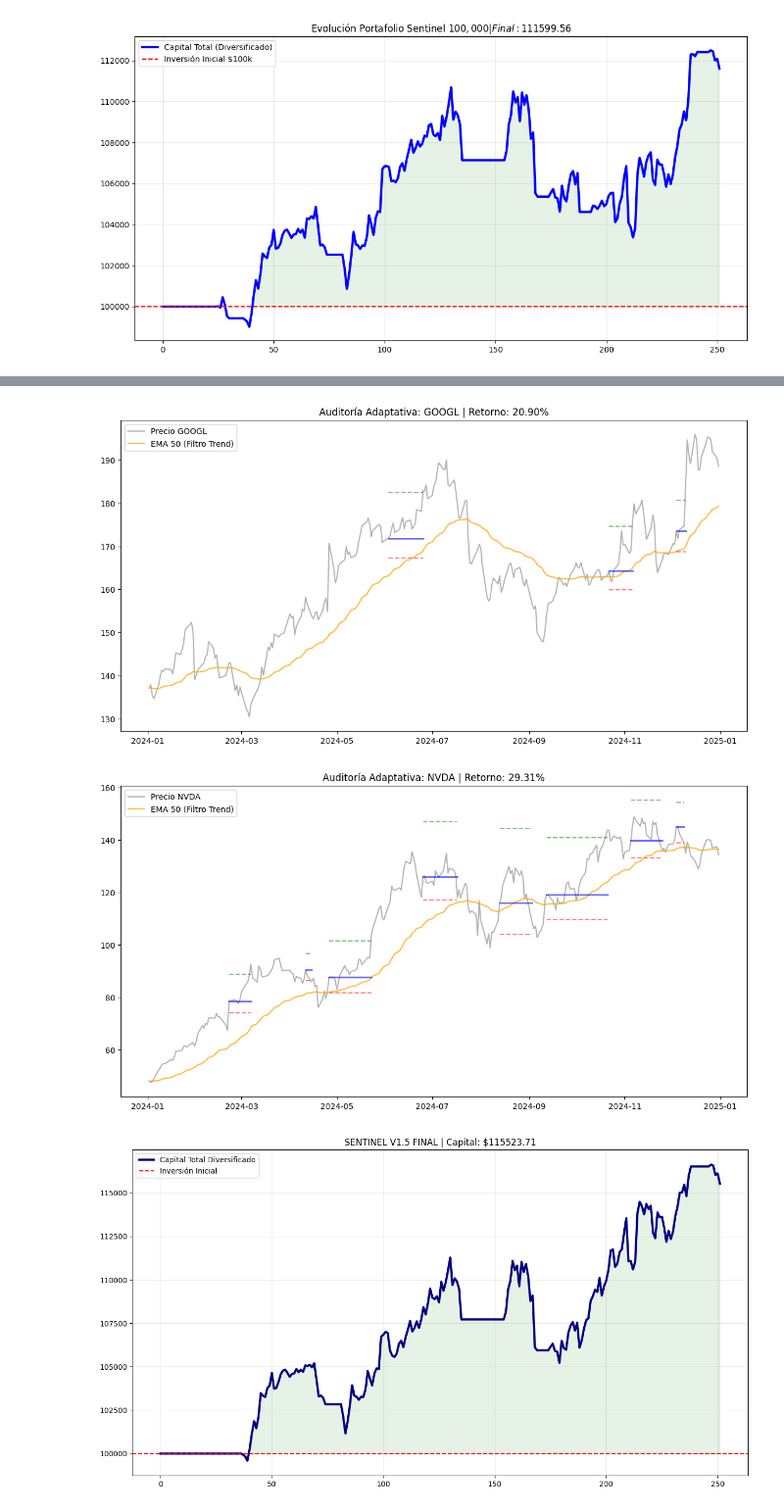
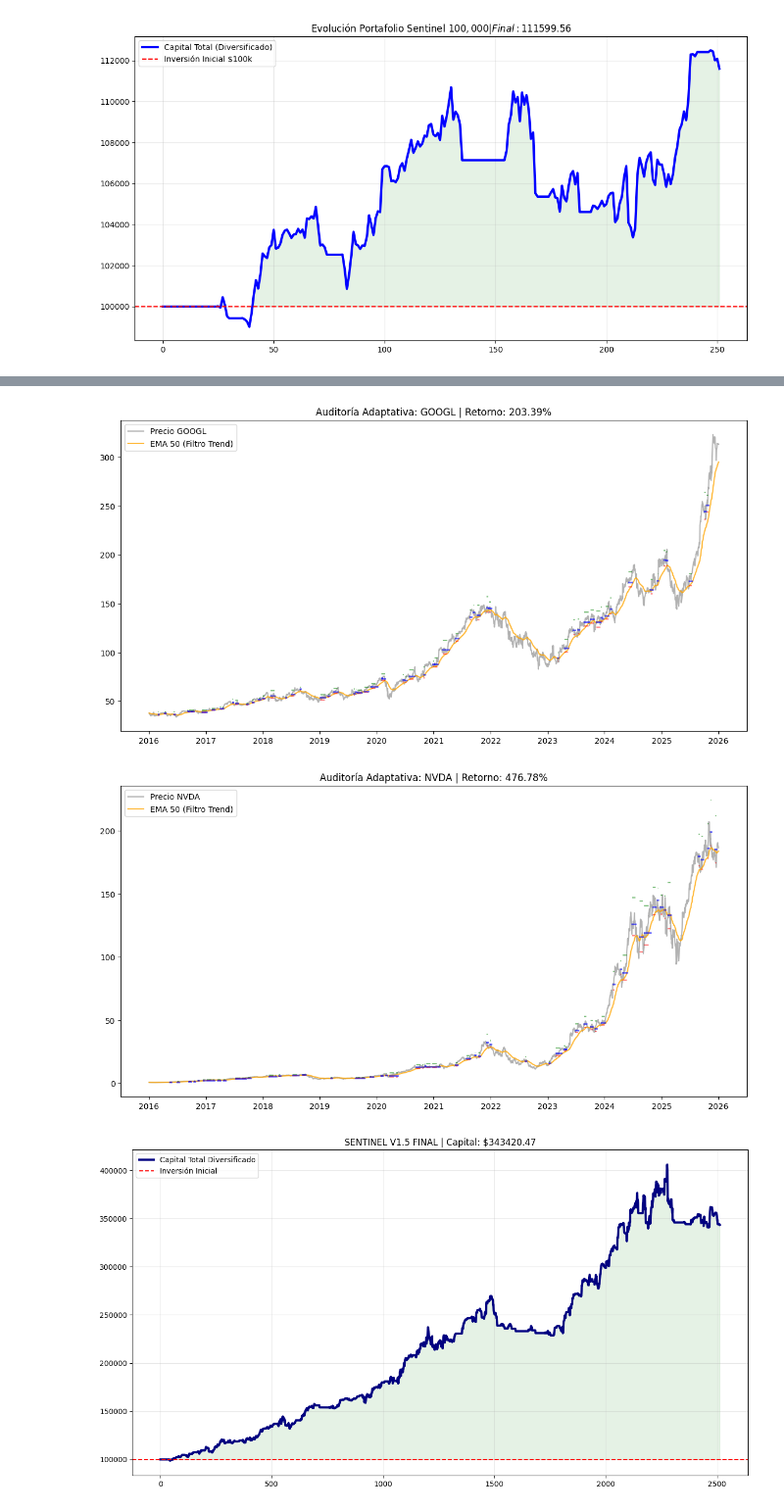
Before and after one commit to LiamSalazar/CienciaDatos, a Jupyter notebook: Proyecto/QuantExample.ipynb, the cells around one changed output, grey strips where cells are left out. Shown at 98% size. Saved outputs shown, nothing was run; the diff lists cells and outputs as text; code cells hidden in the pictures.

```diff
--- a/Proyecto/QuantExample.ipynb
+++ b/Proyecto/QuantExample.ipynb
@@ -342,7 +342,7 @@ import matplotlib.pyplot as plt
 # CONFIGURACIÓN ADAPTATIVA $100,000
 # ==========================================
 TICKERS = ["AAPL", "MSFT", "AMZN", "GOOGL", "NVDA"]
-START, END = "2024-01-01", "2025-01-01"
+START, END = "2016-01-01", "2026-01-01"
 CAPITAL_TOTAL = 100000
 ALLOC = CAPITAL_TOTAL / len(TICKERS)
 
@@ -445,3 +445,3 @@ run_sentinel_visual_adaptive()
-[figure, old version]
+[figure, new version]
-[figure, old version]
+[figure, new version]
-[figure, old version]
+[figure, new version]
```
Also changed, not shown: parts of 2 cells of this notebook.
